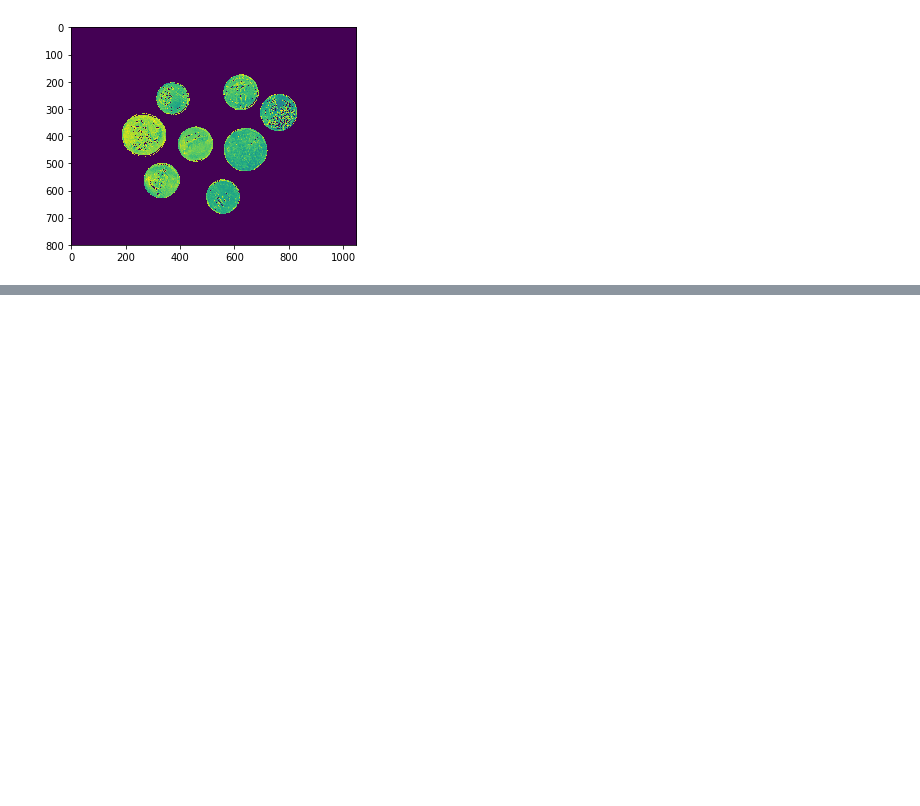
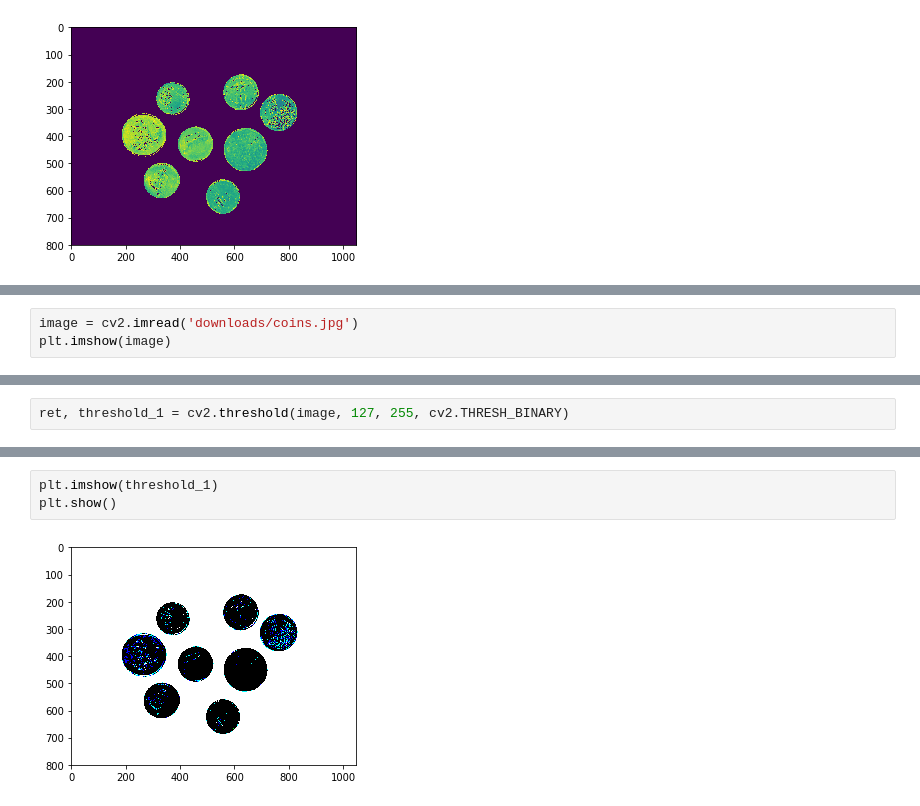
Before and after one commit to karuvally/random_stuff, a Jupyter notebook: opencv/basics.ipynb, the cells around one changed output, grey strips where cells are left out. Drawn from its saved outputs; the diff is of its cells as text; blank space fills up the shorter version.

```diff
--- a/opencv/basics.ipynb
+++ b/opencv/basics.ipynb
@@ -264,0 +269,3 @@ plt.show()
+# %%
+image = cv2.imread('downloads/coins.jpg')
+plt.imshow(image)
@@ -264,0 +278,2 @@ plt.show()
+# %%
+ret, threshold_1 = cv2.threshold(image, 127, 255, cv2.THRESH_BINARY)
@@ -264,0 +300,5 @@ plt.show()
+# %%
+plt.imshow(threshold_1)
+plt.show()
+# %% [output]
+[figure, added]
```
Also changed, not shown: parts of 6 cells of this notebook, 4 other files.
